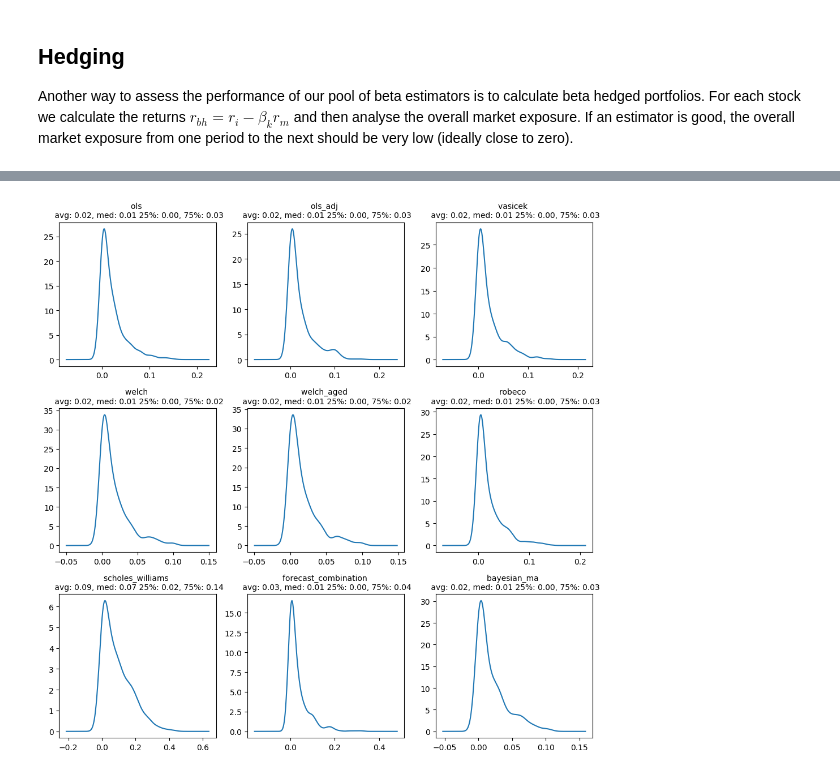
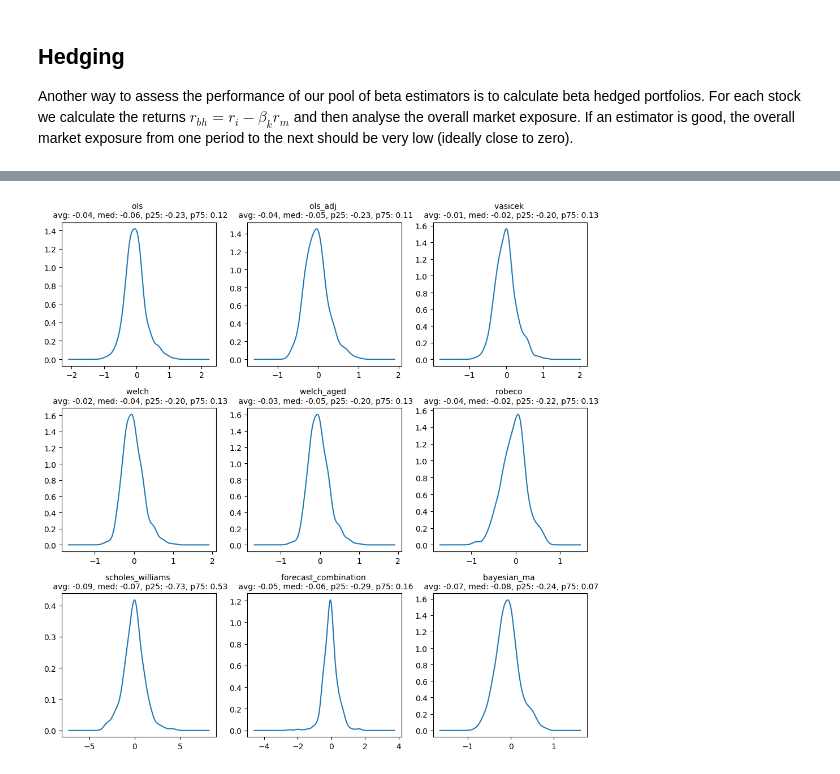
Before and after one commit to oronimbus/pybeta, a Jupyter notebook: demo.ipynb, the cells around one changed output, grey strips where cells are left out. Drawn from its saved outputs; the diff is of its cells as text; code cells hidden in the pictures.

```diff
--- a/demo.ipynb
+++ b/demo.ipynb
@@ -230,17 +237,17 @@ Using $R^2$ as our measure of choice, we see that on average the market exposure
 # %%
 fig, ax = plt.subplots(ncols=3, nrows=3, figsize=(10,10))
 c = 0
 for i in range(3):
     for j in range(3):
         metric = rmse_df.columns[c]
-        data = hedge_df.unstack()[metric][["r_squared"]]
-        title = "{} \n avg: {:.2f}, med: {:.2f} 25%: {:.2f}, 75%: {:.2f}".format(
+        data = hedge_df.unstack()[metric][["b"]]
+        title = "{} \n avg: {:.2f}, med: {:.2f}, p25: {:.2f}, p75: {:.2f}".format(
             metric, data.mean()[0], data.median()[0], data.quantile(0.25)[0], data.quantile(0.75)[0]
         )
         data.plot(kind='density', ax=ax[i,j], title=title, legend=False)
         ax[i,j].title.set_size(10)
         ax[i,j].set_ylabel('')
         c += 1
 fig.tight_layout()
 # %% [output]
-[figure, old version]
+[figure, new version]
```
Also changed, not shown: parts of 4 cells of this notebook.
